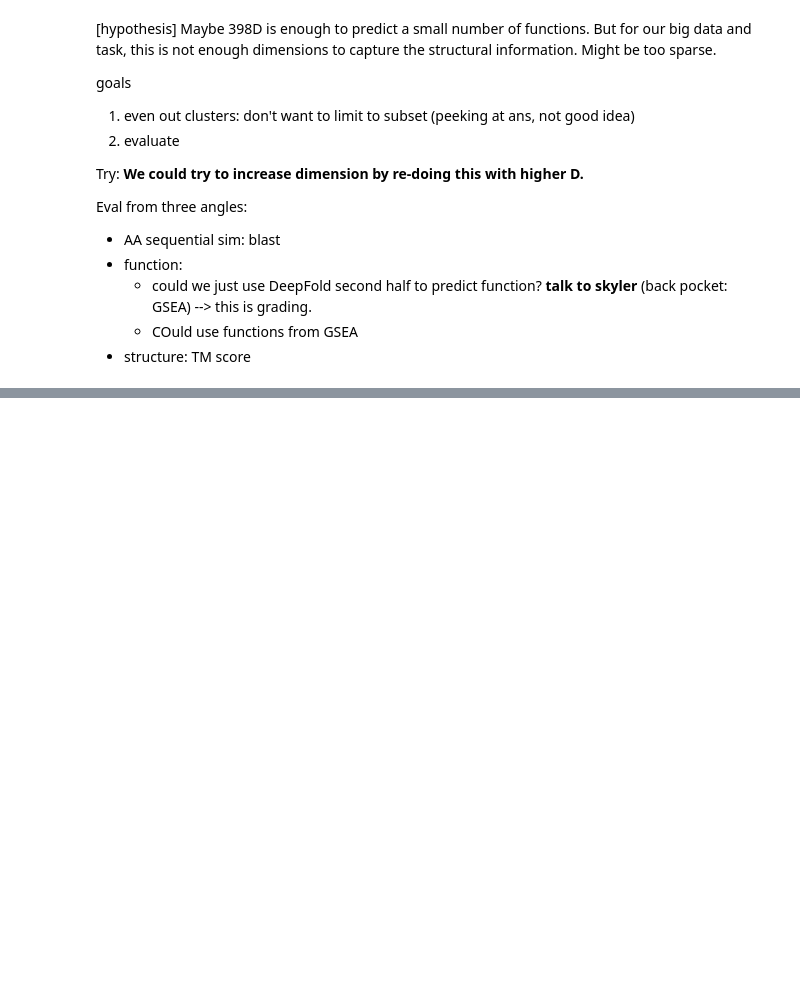
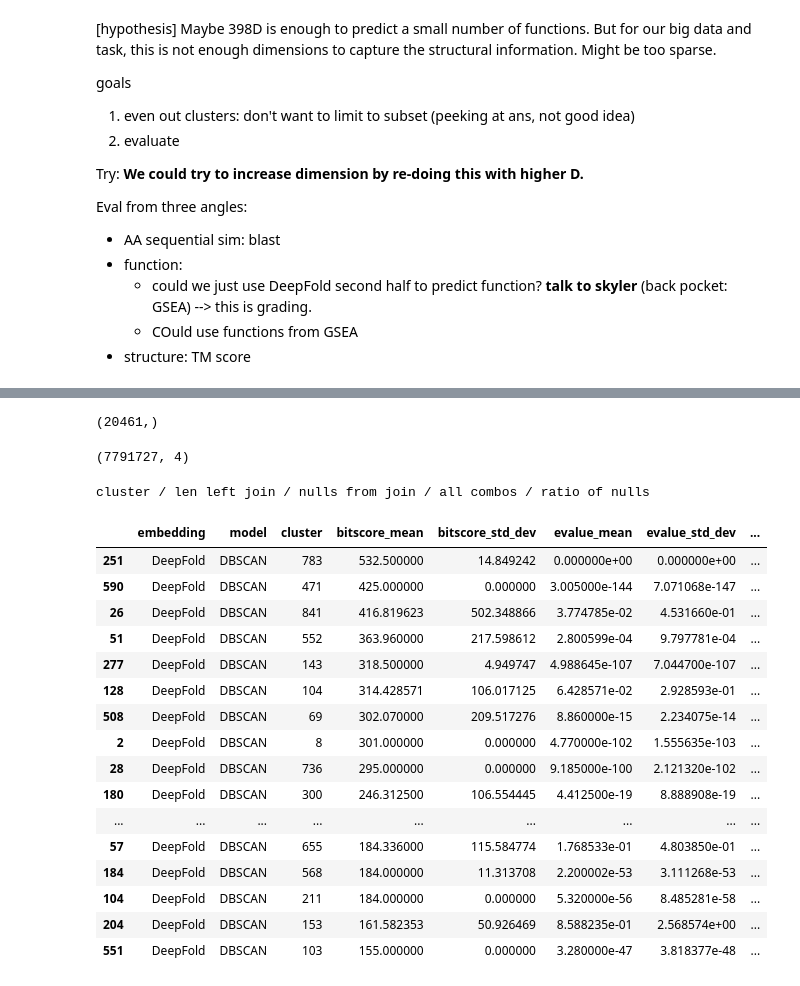
Before and after one commit to dptrsa-300/pss, a Jupyter notebook: DBSCAN on DeepFold.ipynb, the cells around one changed output, grey strips where cells are left out. Cells and saved outputs as stored; diff of their text form; code cells hidden in the pictures; blank space fills up the shorter version.

```diff
--- a/DBSCAN on DeepFold.ipynb
+++ b/DBSCAN on DeepFold.ipynb
@@ -1277,0 +1415,3 @@ Eval from three angles:
+# %%
+clusters = pd.DataFrame({'protein': protein_name_full,
+                         'cluster_label': clusterer.labels_})
@@ -1277,0 +1432,14 @@ Eval from three angles:
+# %%
+# copied from Danie's code
+import itertools
+
+
+# Find all combinations of proteins WITHIN clusters
+all_combos = pd.DataFrame()
+
+for clust in clusters.cluster_label.unique():
+    clust_combos = pd.DataFrame(itertools.product(clusters[clusters.cluster_label == clust].protein, repeat=2),
+                                columns=['query_protein', 'target_protein'])
+    clust_combos = clust_combos[clust_combos.query_protein != clust_combos.target_protein]
+    clust_combos['cluster'] = clust
+    all_combos = all_combos.append(clust_combos)
@@ -1277,0 +1464,8 @@ Eval from three angles:
+# %%
+# LEFT JOIN with pairwise metrics
+result = all_combos.set_index(['query_protein','target_protein']).\
+         join(pairwise_metrics.set_index(['query_protein','target_protein']),
+              on=['query_protein', 'target_protein'],
+              how='left'
+             ).reset_index()
+result[0:10]
@@ -1277,0 +1510,48 @@ Eval from three angles:
+# %%
+pairwise_metrics.query_protein.unique().shape
+# %% [output]
+(20461,)
+# %%
+pairwise_metrics.shape
+# %% [output]
+(7791727, 4)
+# %%
+
+# Calculate the stats BY CLUSTER, write locally and upload to GCS
+# WARNING: Replaces entire file (does not append) at the moment
+stats_by_cluster = pd.DataFrame(columns=['embedding', 'model', 'cluster',
+                                         'bitscore_mean', 'bitscore_std_dev',
+                                         'evalue_mean', 'evalue_std_dev', 'ratio_pairs_wo_blast'])
+work = pd.DataFrame()
+# print('cluster / len left join / nulls from join / all combos / ratio of nulls')
+for clust in result.cluster.unique():
+    slc = result[result.cluster == clust]
+
+    num_combos_in_clust = len(all_combos[all_combos.cluster == clust])
+    num_null_blast_combos = len(slc[slc.bitscore.isnull()])
+#     print(clust, len(slc), num_null_blast_combos, num_combos_in_clust, num_null_blast_combos / num_combos_in_clust)
+    work = slc
+
+    stats_by_cluster.loc[len(stats_by_cluster)] = ['DeepFold', 'DBSCAN', clust,  slc.bitscore.mean(), slc.bitscore.std(), slc.evalue.mean(), slc.evalue.std(), num_null_blast_combos / num_combos_in_clust]
+# %% [output]
+cluster / len left join / nulls from join / all combos / ratio of nulls
+# %%
+stats_by_cluster.sort_values(by="bitscore_mean", ascending=False)[0:20]
+# %% [output]
+|  | embedding | model | cluster | bitscore_mean | bitscore_std_dev | evalue_mean | evalue_std_dev | ... |
+| 251 | DeepFold | DBSCAN | 783 | 532.500000 | 14.849242 | 0.000000e+00 | 0.000000e+00 | ... |
+| 590 | DeepFold | DBSCAN | 471 | 425.000000 | 0.000000 | 3.005000e-144 | 7.071068e-147 | ... |
+| 26 | DeepFold | DBSCAN | 841 | 416.819623 | 502.348866 | 3.774785e-02 | 4.531660e-01 | ... |
+| 51 | DeepFold | DBSCAN | 552 | 363.960000 | 217.598612 | 2.800599e-04 | 9.797781e-04 | ... |
+| 277 | DeepFold | DBSCAN | 143 | 318.500000 | 4.949747 | 4.988645e-107 | 7.044700e-107 | ... |
+| 128 | DeepFold | DBSCAN | 104 | 314.428571 | 106.017125 | 6.428571e-02 | 2.928593e-01 | ... |
+| 508 | DeepFold | DBSCAN | 69 | 302.070000 | 209.517276 | 8.860000e-15 | 2.234075e-14 | ... |
+| 2 | DeepFold | DBSCAN | 8 | 301.000000 | 0.000000 | 4.770000e-102 | 1.555635e-103 | ... |
+| 28 | DeepFold | DBSCAN | 736 | 295.000000 | 0.000000 | 9.185000e-100 | 2.121320e-102 | ... |
+| 180 | DeepFold | DBSCAN | 300 | 246.312500 | 106.554445 | 4.412500e-19 | 8.888908e-19 | ... |
+| ... | ... | ... | ... | ... | ... | ... | ... | ... |
+| 57 | DeepFold | DBSCAN | 655 | 184.336000 | 115.584774 | 1.768533e-01 | 4.803850e-01 | ... |
+| 184 | DeepFold | DBSCAN | 568 | 184.000000 | 11.313708 | 2.200002e-53 | 3.111268e-53 | ... |
+| 104 | DeepFold | DBSCAN | 211 | 184.000000 | 0.000000 | 5.320000e-56 | 8.485281e-58 | ... |
+| 204 | DeepFold | DBSCAN | 153 | 161.582353 | 50.926469 | 8.588235e-01 | 2.568574e+00 | ... |
+| 551 | DeepFold | DBSCAN | 103 | 155.000000 | 0.000000 | 3.280000e-47 | 3.818377e-48 | ... |
```
Also changed, not shown: parts of 30 cells of this notebook.
